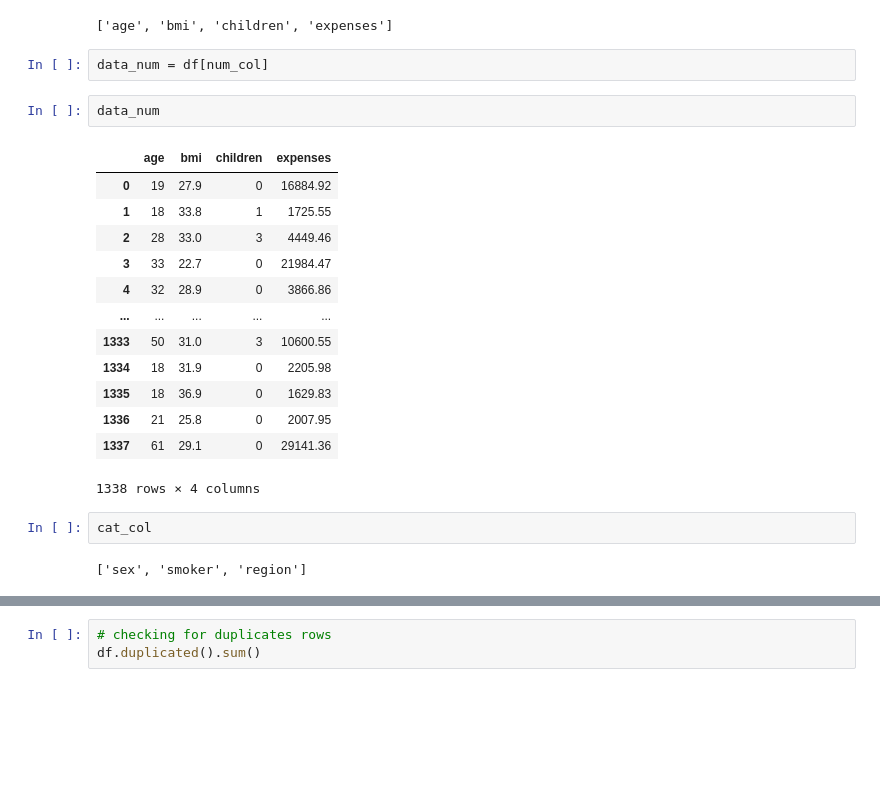
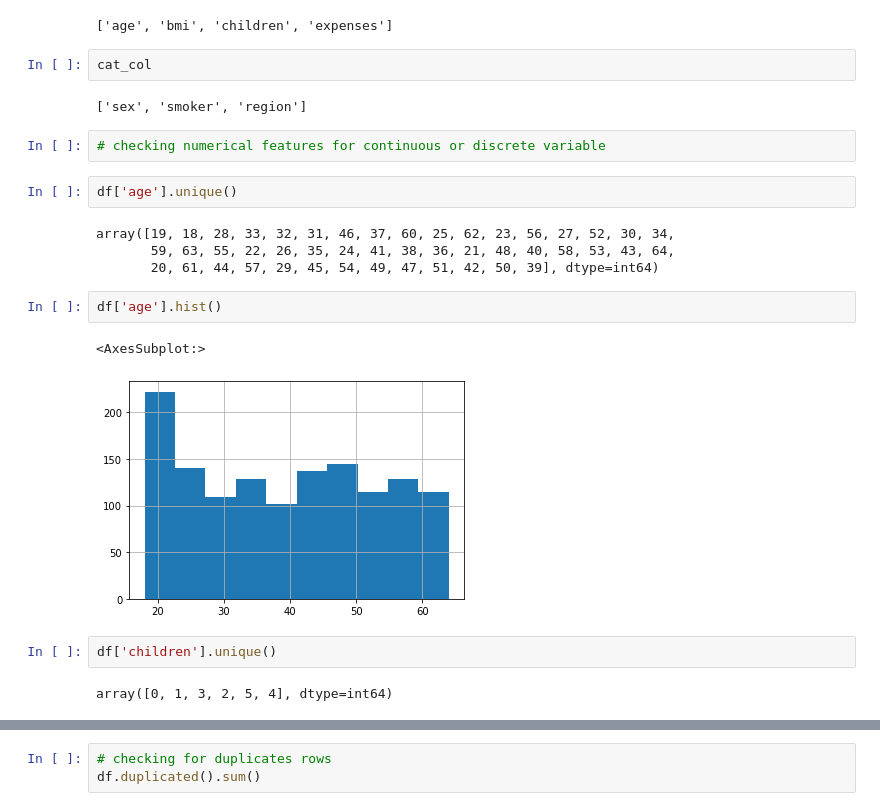
Before and after one commit to anktd23/ins-prem-prediction, a Jupyter notebook: EDA/ins-pre-pred.ipynb, the cells around one changed output, grey strips where cells are left out. Cells and saved outputs as stored; diff of their text form; blank space fills up the shorter version.

```diff
--- a/EDA/ins-pre-pred.ipynb
+++ b/EDA/ins-pre-pred.ipynb
@@ -65,25 +64,24 @@ cat_col = [col for col in df.columns if df[col].dtypes == 'O']
 num_col
 # %% [output]
 ['age', 'bmi', 'children', 'expenses']
-# %%
-data_num = df[num_col]
-# %%
-data_num
-# %% [output]
-|  | age | bmi | children | expenses |
-| 0 | 19 | 27.9 | 0 | 16884.92 |
-| 1 | 18 | 33.8 | 1 | 1725.55 |
-| 2 | 28 | 33.0 | 3 | 4449.46 |
-| 3 | 33 | 22.7 | 0 | 21984.47 |
-| 4 | 32 | 28.9 | 0 | 3866.86 |
-| ... | ... | ... | ... | ... |
-| 1333 | 50 | 31.0 | 3 | 10600.55 |
-| 1334 | 18 | 31.9 | 0 | 2205.98 |
-| 1335 | 18 | 36.9 | 0 | 1629.83 |
-| 1336 | 21 | 25.8 | 0 | 2007.95 |
-| 1337 | 61 | 29.1 | 0 | 29141.36 |
-1338 rows × 4 columns
 # %%
 cat_col
 # %% [output]
 ['sex', 'smoker', 'region']
+# %%
+# checking numerical features for continuous or discrete variable
+# %%
+df['age'].unique()
+# %% [output]
+array([19, 18, 28, 33, 32, 31, 46, 37, 60, 25, 62, 23, 56, 27, 52, 30, 34,
+       59, 63, 55, 22, 26, 35, 24, 41, 38, 36, 21, 48, 40, 58, 53, 43, 64,
+       20, 61, 44, 57, 29, 45, 54, 49, 47, 51, 42, 50, 39], dtype=int64)
+# %%
+df['age'].hist()
+# %% [output]
+<AxesSubplot:>
+[figure, added]
+# %%
+df['children'].unique()
+# %% [output]
+array([0, 1, 3, 2, 5, 4], dtype=int64)
```
Also changed, not shown: parts of 88 cells of this notebook.
